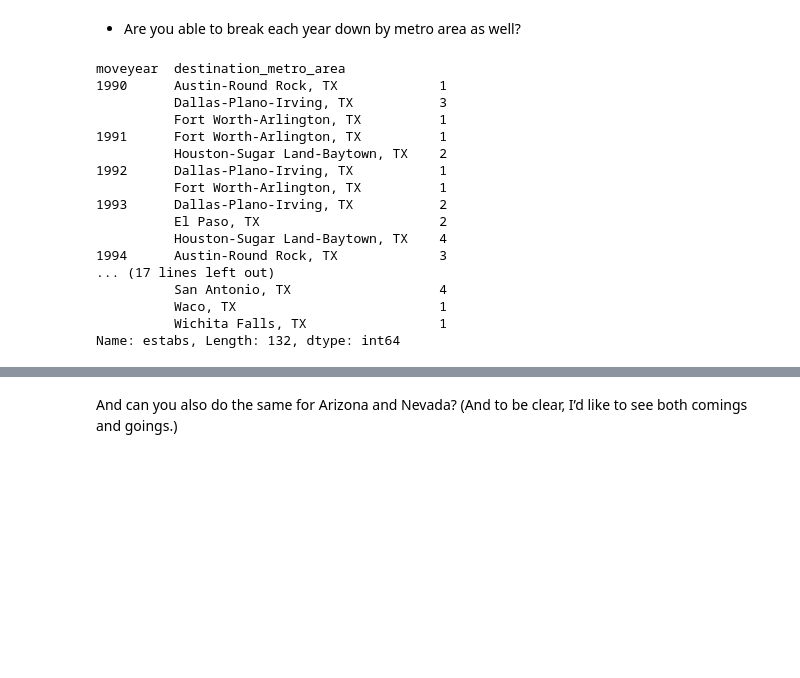
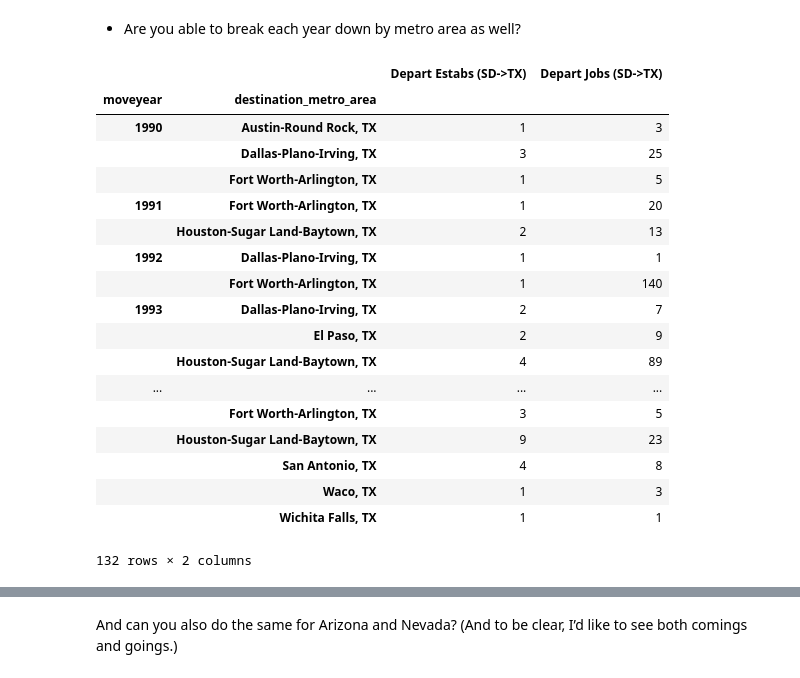
Before and after one commit to SDRDLAnalysts/pdp-data-projects, a Jupyter notebook: voiceofsandiego.org/business-migrations/analysts/gonzalo.ipynb, the cells around one changed output, grey strips where cells are left out. Cells and saved outputs as stored; diff of their text form; code cells hidden in the pictures; blank space fills up the shorter version.

```diff
--- a/voiceofsandiego.org/business-migrations/analysts/gonzalo.ipynb
+++ b/voiceofsandiego.org/business-migrations/analysts/gonzalo.ipynb
@@ -184,26 +192,36 @@ moveyear
 # %% [markdown]
 - Are you able to break each year down by metro area as well?
 # %%
-sdtotxmetro = df[(df.origin_metro_area=='San Diego-Carlsbad-San Marcos, CA')&
+sdtotxmetroest = df[(df.origin_metro_area=='San Diego-Carlsbad-San Marcos, CA')&
                  (df['destination_metro_area'].str.contains("TX"))].groupby(['moveyear', 'destination_metro_area']).estabs.sum()
 
-sdtotxmetro
+sdtotxmetrojobs = df[(df.origin_metro_area=='San Diego-Carlsbad-San Marcos, CA')&
+                 (df['destination_metro_area'].str.contains("TX"))].groupby(['moveyear', 'destination_metro_area']).jobs.sum()
+
+sdtxmetro = pd.DataFrame({
+'Depart Estabs (SD->TX)': pd.Series(sdtotxmetroest),
+'Depart Jobs (SD->TX)': pd.Series(sdtotxmetrojobs)
+})
+
+sdtxmetro
 # %% [output]
+|  |  | Depart Estabs (SD->TX) | Depart Jobs (SD->TX) |
+| moveyear | destination_metro_area |  |  |
+| 1990 | Austin-Round Rock, TX | 1 | 3 |
+|  | Dallas-Plano-Irving, TX | 3 | 25 |
+|  | Fort Worth-Arlington, TX | 1 | 5 |
+| 1991 | Fort Worth-Arlington, TX | 1 | 20 |
+|  | Houston-Sugar Land-Baytown, TX | 2 | 13 |
+| 1992 | Dallas-Plano-Irving, TX | 1 | 1 |
+|  | Fort Worth-Arlington, TX | 1 | 140 |
+| 1993 | Dallas-Plano-Irving, TX | 2 | 7 |
+|  | El Paso, TX | 2 | 9 |
+|  | Houston-Sugar Land-Baytown, TX | 4 | 89 |
+| ... | ... | ... | ... |
+|  | Fort Worth-Arlington, TX | 3 | 5 |
+|  | Houston-Sugar Land-Baytown, TX | 9 | 23 |
+|  | San Antonio, TX | 4 | 8 |
+|  | Waco, TX | 1 | 3 |
+|  | Wichita Falls, TX | 1 | 1 |
-moveyear  destination_metro_area
-1990      Austin-Round Rock, TX             1
-          Dallas-Plano-Irving, TX           3
-          Fort Worth-Arlington, TX          1
-1991      Fort Worth-Arlington, TX          1
-          Houston-Sugar Land-Baytown, TX    2
-1992      Dallas-Plano-Irving, TX           1
-          Fort Worth-Arlington, TX          1
-1993      Dallas-Plano-Irving, TX           2
-          El Paso, TX                       2
-          Houston-Sugar Land-Baytown, TX    4
-1994      Austin-Round Rock, TX             3
-... (17 lines left out)
-          San Antonio, TX                   4
-          Waco, TX                          1
-          Wichita Falls, TX                 1
-Name: estabs, Length: 132, dtype: int64
+132 rows × 2 columns
 # %%
```
Also changed, not shown: parts of 3 cells of this notebook.
